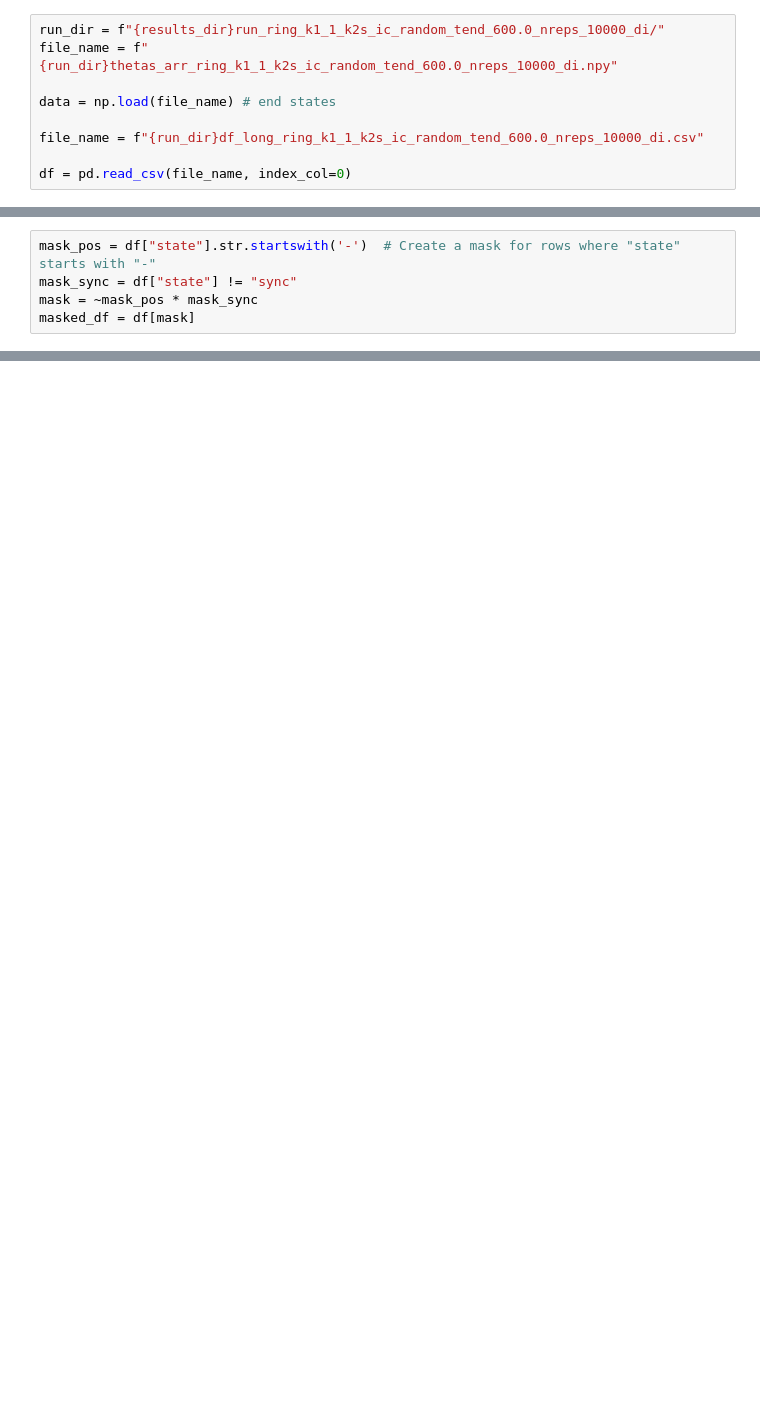
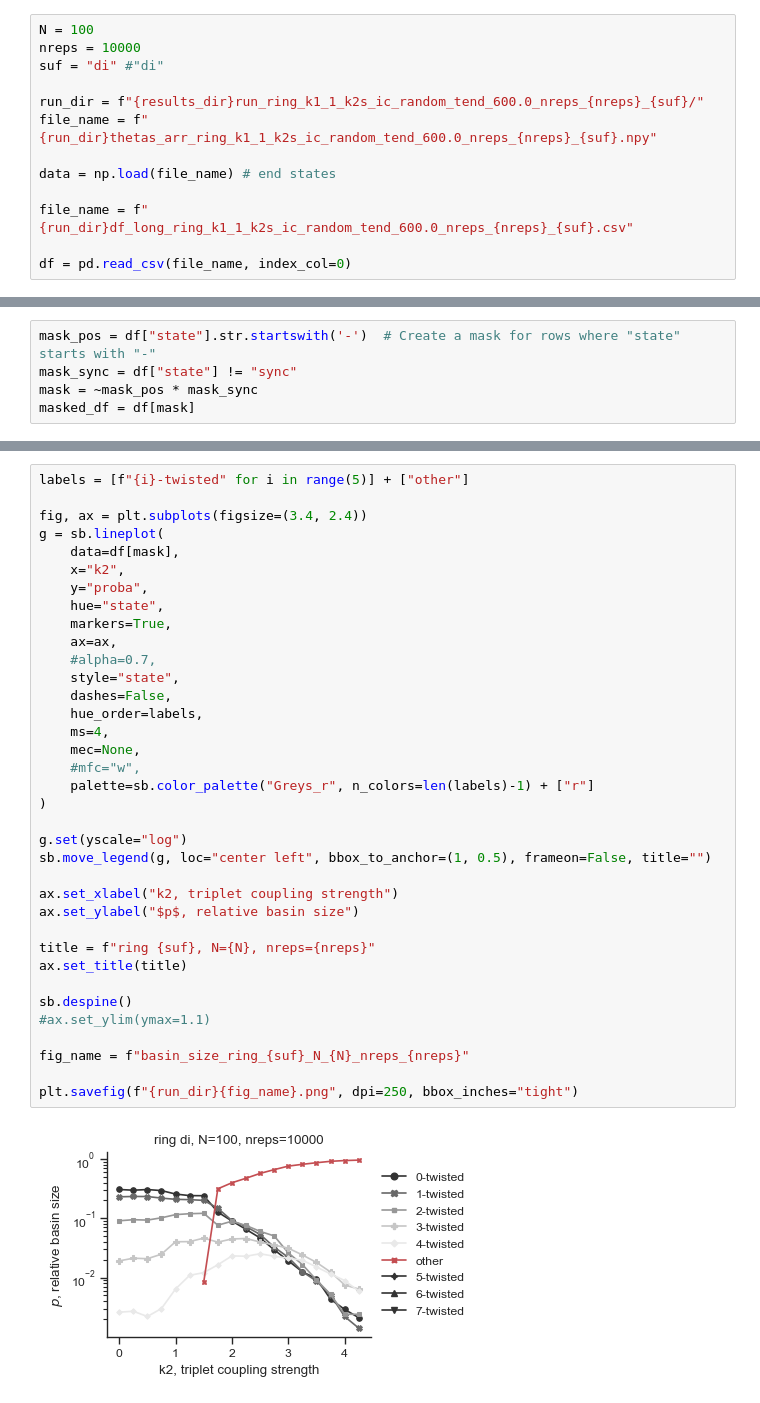
Before and after one commit to maximelucas/basins_and_triangles, a Jupyter notebook: notebooks/figures_basin_size.ipynb, the cells around one changed output, grey strips where cells are left out. Cells and saved outputs as stored; diff of their text form; blank space fills up the shorter version.

```diff
--- a/notebooks/figures_basin_size.ipynb
+++ b/notebooks/figures_basin_size.ipynb
@@ -26,11 +28,15 @@ data_dir = "../data/"
 Path(results_dir).mkdir(parents=True, exist_ok=True)
 Path(data_dir).mkdir(parents=True, exist_ok=True)
 # %%
-run_dir = f"{results_dir}run_ring_k1_1_k2s_ic_random_tend_600.0_nreps_10000_di/"
-file_name = f"{run_dir}thetas_arr_ring_k1_1_k2s_ic_random_tend_600.0_nreps_10000_di.npy"
+N = 100
+nreps = 10000
+suf = "di" #"di"
+
+run_dir = f"{results_dir}run_ring_k1_1_k2s_ic_random_tend_600.0_nreps_{nreps}_{suf}/"
+file_name = f"{run_dir}thetas_arr_ring_k1_1_k2s_ic_random_tend_600.0_nreps_{nreps}_{suf}.npy"
 
 data = np.load(file_name) # end states
 
-file_name = f"{run_dir}df_long_ring_k1_1_k2s_ic_random_tend_600.0_nreps_10000_di.csv"
+file_name = f"{run_dir}df_long_ring_k1_1_k2s_ic_random_tend_600.0_nreps_{nreps}_{suf}.csv"
 
 df = pd.read_csv(file_name, index_col=0)
@@ -124,0 +55,38 @@ See the caveats in the documentation: https://pandas.pydata.org/pandas-docs/stab
+# %%
+labels = [f"{i}-twisted" for i in range(5)] + ["other"]
+
+fig, ax = plt.subplots(figsize=(3.4, 2.4))
+g = sb.lineplot(
+    data=df[mask],
+    x="k2",
+    y="proba",
+    hue="state",
+    markers=True,
+    ax=ax,
+    #alpha=0.7,
+    style="state",
+    dashes=False,
+    hue_order=labels,
+    ms=4,
+    mec=None,
+    #mfc="w",
+    palette=sb.color_palette("Greys_r", n_colors=len(labels)-1) + ["r"]
+)
+
+g.set(yscale="log")
+sb.move_legend(g, loc="center left", bbox_to_anchor=(1, 0.5), frameon=False, title="")
+
+ax.set_xlabel("k2, triplet coupling strength")
+ax.set_ylabel("$p$, relative basin size")
+
+title = f"ring {suf}, N={N}, nreps={nreps}"
+ax.set_title(title)
+
+sb.despine()
+#ax.set_ylim(ymax=1.1)
+
+fig_name = f"basin_size_ring_{suf}_N_{N}_nreps_{nreps}"
+
+plt.savefig(f"{run_dir}{fig_name}.png", dpi=250, bbox_inches="tight")
+# %% [output]
+[figure, added]
```
Also changed, not shown: parts of 23 cells of this notebook, 1 other file.
